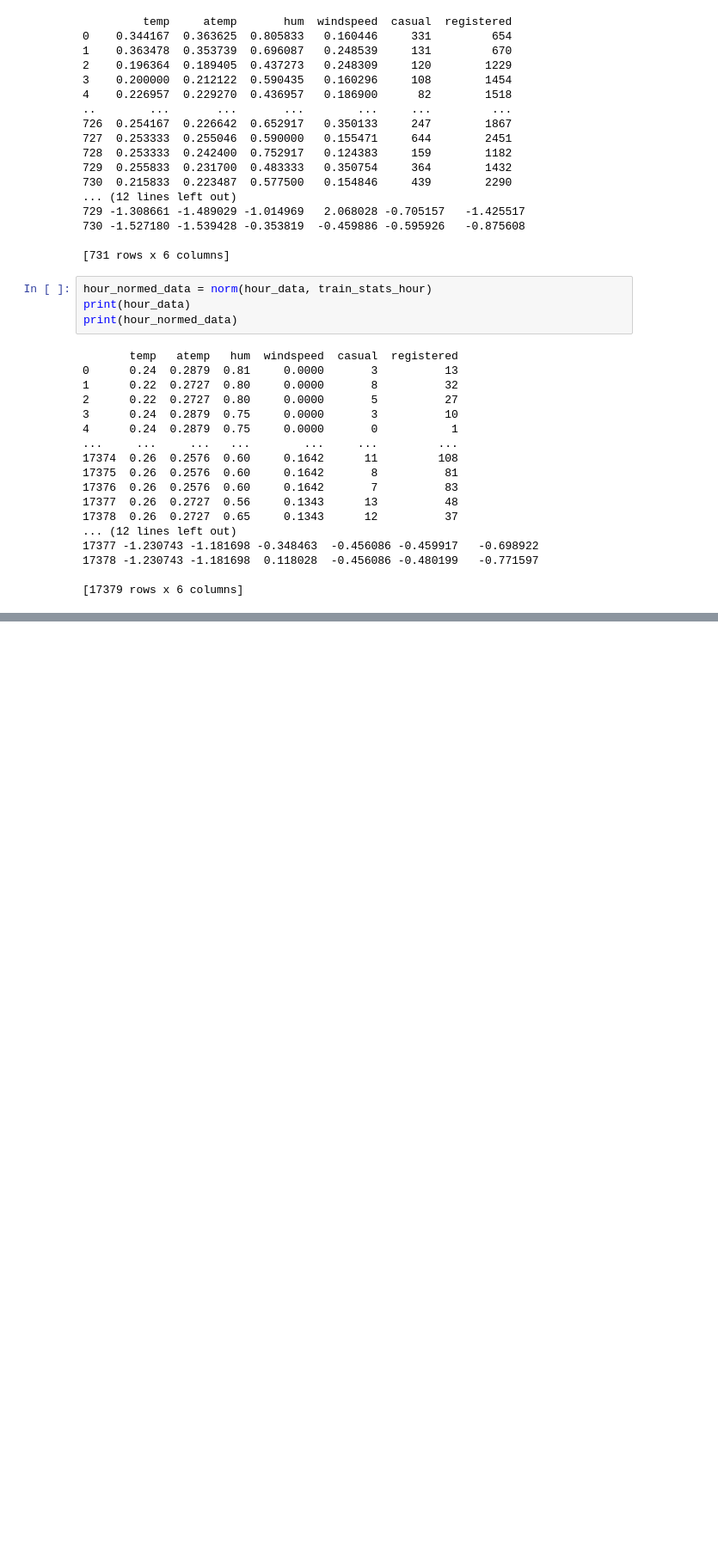
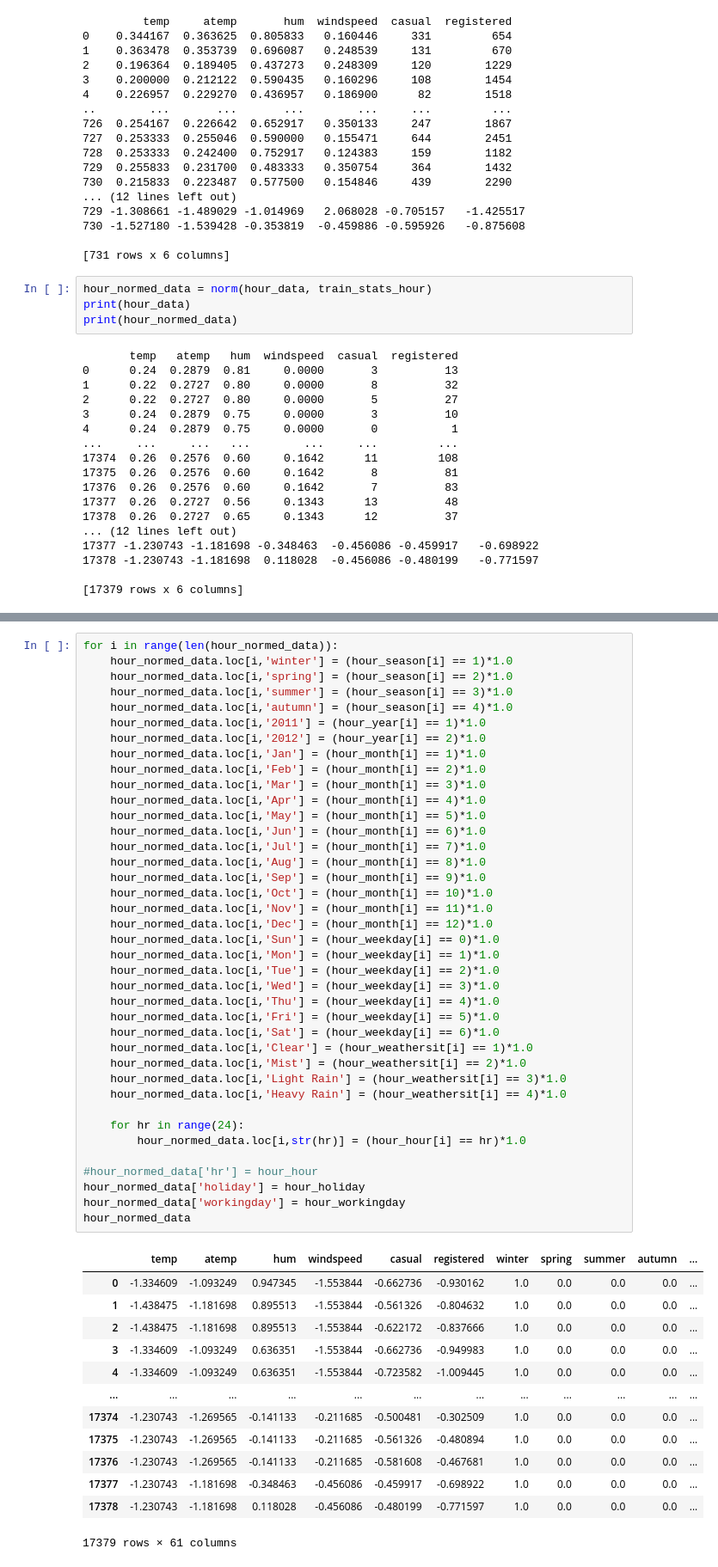
Before and after one commit to unicorn-yh/Deep-Learning-Mindspore, a Jupyter notebook: Bike Sharing/bike-sharing.ipynb, the cells around one changed output, grey strips where cells are left out. Shown at 86% size. Cells and saved outputs as stored; diff of their text form; blank space fills up the shorter version.

```diff
--- a/Bike Sharing/bike-sharing.ipynb
+++ b/Bike Sharing/bike-sharing.ipynb
@@ -277,3 +264,56 @@ day_normed_data
+# %%
+for i in range(len(hour_normed_data)):
+    hour_normed_data.loc[i,'winter'] = (hour_season[i] == 1)*1.0
+    hour_normed_data.loc[i,'spring'] = (hour_season[i] == 2)*1.0
+    hour_normed_data.loc[i,'summer'] = (hour_season[i] == 3)*1.0
+    hour_normed_data.loc[i,'autumn'] = (hour_season[i] == 4)*1.0
+    hour_normed_data.loc[i,'2011'] = (hour_year[i] == 1)*1.0
+    hour_normed_data.loc[i,'2012'] = (hour_year[i] == 2)*1.0
+    hour_normed_data.loc[i,'Jan'] = (hour_month[i] == 1)*1.0
+    hour_normed_data.loc[i,'Feb'] = (hour_month[i] == 2)*1.0
+    hour_normed_data.loc[i,'Mar'] = (hour_month[i] == 3)*1.0
+    hour_normed_data.loc[i,'Apr'] = (hour_month[i] == 4)*1.0
+    hour_normed_data.loc[i,'May'] = (hour_month[i] == 5)*1.0
+    hour_normed_data.loc[i,'Jun'] = (hour_month[i] == 6)*1.0
+    hour_normed_data.loc[i,'Jul'] = (hour_month[i] == 7)*1.0
+    hour_normed_data.loc[i,'Aug'] = (hour_month[i] == 8)*1.0
+    hour_normed_data.loc[i,'Sep'] = (hour_month[i] == 9)*1.0
+    hour_normed_data.loc[i,'Oct'] = (hour_month[i] == 10)*1.0
+    hour_normed_data.loc[i,'Nov'] = (hour_month[i] == 11)*1.0
+    hour_normed_data.loc[i,'Dec'] = (hour_month[i] == 12)*1.0
+    hour_normed_data.loc[i,'Sun'] = (hour_weekday[i] == 0)*1.0
+    hour_normed_data.loc[i,'Mon'] = (hour_weekday[i] == 1)*1.0
+    hour_normed_data.loc[i,'Tue'] = (hour_weekday[i] == 2)*1.0
+    hour_normed_data.loc[i,'Wed'] = (hour_weekday[i] == 3)*1.0
+    hour_normed_data.loc[i,'Thu'] = (hour_weekday[i] == 4)*1.0
+    hour_normed_data.loc[i,'Fri'] = (hour_weekday[i] == 5)*1.0
+    hour_normed_data.loc[i,'Sat'] = (hour_weekday[i] == 6)*1.0
+    hour_normed_data.loc[i,'Clear'] = (hour_weathersit[i] == 1)*1.0
+    hour_normed_data.loc[i,'Mist'] = (hour_weathersit[i] == 2)*1.0
+    hour_normed_data.loc[i,'Light Rain'] = (hour_weathersit[i] == 3)*1.0
+    hour_normed_data.loc[i,'Heavy Rain'] = (hour_weathersit[i] == 4)*1.0
+
+    for hr in range(24):
+        hour_normed_data.loc[i,str(hr)] = (hour_hour[i] == hr)*1.0
+
+#hour_normed_data['hr'] = hour_hour
+hour_normed_data['holiday'] = hour_holiday
+hour_normed_data['workingday'] = hour_workingday
+hour_normed_data
+# %% [output]
+|  | temp | atemp | hum | windspeed | casual | registered | winter | spring | summer | autumn | ... |
+| 0 | -1.334609 | -1.093249 | 0.947345 | -1.553844 | -0.662736 | -0.930162 | 1.0 | 0.0 | 0.0 | 0.0 | ... |
+| 1 | -1.438475 | -1.181698 | 0.895513 | -1.553844 | -0.561326 | -0.804632 | 1.0 | 0.0 | 0.0 | 0.0 | ... |
+| 2 | -1.438475 | -1.181698 | 0.895513 | -1.553844 | -0.622172 | -0.837666 | 1.0 | 0.0 | 0.0 | 0.0 | ... |
+| 3 | -1.334609 | -1.093249 | 0.636351 | -1.553844 | -0.662736 | -0.949983 | 1.0 | 0.0 | 0.0 | 0.0 | ... |
+| 4 | -1.334609 | -1.093249 | 0.636351 | -1.553844 | -0.723582 | -1.009445 | 1.0 | 0.0 | 0.0 | 0.0 | ... |
+| ... | ... | ... | ... | ... | ... | ... | ... | ... | ... | ... | ... |
+| 17374 | -1.230743 | -1.269565 | -0.141133 | -0.211685 | -0.500481 | -0.302509 | 1.0 | 0.0 | 0.0 | 0.0 | ... |
+| 17375 | -1.230743 | -1.269565 | -0.141133 | -0.211685 | -0.561326 | -0.480894 | 1.0 | 0.0 | 0.0 | 0.0 | ... |
+| 17376 | -1.230743 | -1.269565 | -0.141133 | -0.211685 | -0.581608 | -0.467681 | 1.0 | 0.0 | 0.0 | 0.0 | ... |
+| 17377 | -1.230743 | -1.181698 | -0.348463 | -0.456086 | -0.459917 | -0.698922 | 1.0 | 0.0 | 0.0 | 0.0 | ... |
+| 17378 | -1.230743 | -1.181698 | 0.118028 | -0.456086 | -0.480199 | -0.771597 | 1.0 | 0.0 | 0.0 | 0.0 | ... |
+17379 rows × 61 columns
 # %%
 day_normed_data['cnt'] = day_data_labels
 day_normed_data
```
Also changed, not shown: parts of 15 cells of this notebook.
